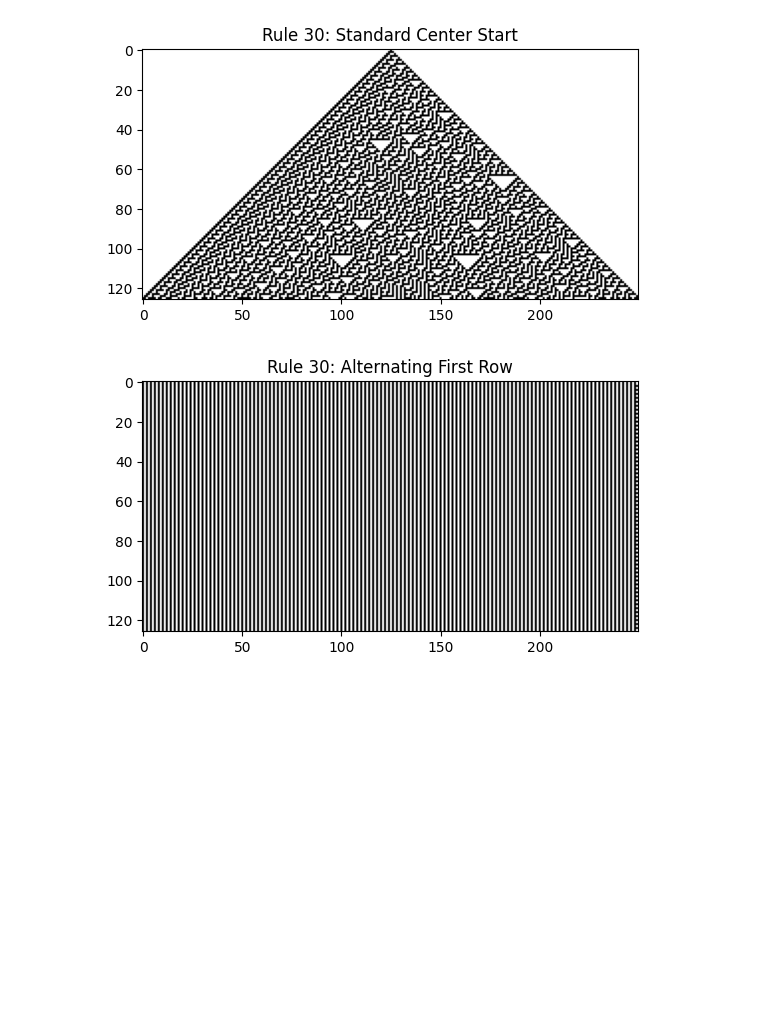
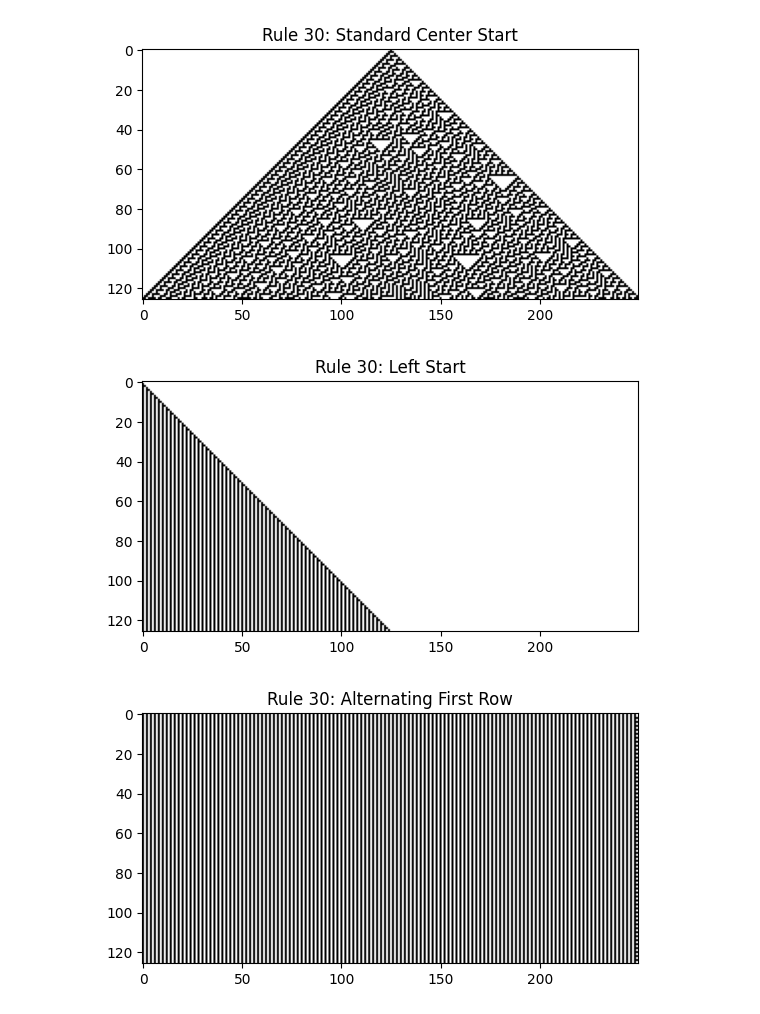
Before and after one commit to Michael-C-Buckley/pyautomata, a Jupyter notebook: sample.ipynb, the cells around one changed output. Drawn from its saved outputs; the diff is of its cells as text; code cells hidden in the pictures; blank space fills up the shorter version.

Commit message:
Refined pattern logic and added left and right starts

```diff
--- a/sample.ipynb
+++ b/sample.ipynb
@@ -12,3 +12,9 @@ canvas = automata.get_canvas(columns=250)
 canvas.render()
 # %% [output]
 [figure]
+# %%
+# This pattern will start the first row with the first value on the left side
+left_canvas = automata.get_canvas(Pattern.LEFT, 250)
+left_canvas.render()
+# %% [output]
+[figure, added]
```
Also changed, not shown: parts of 2 cells of this notebook, 2 other files.
